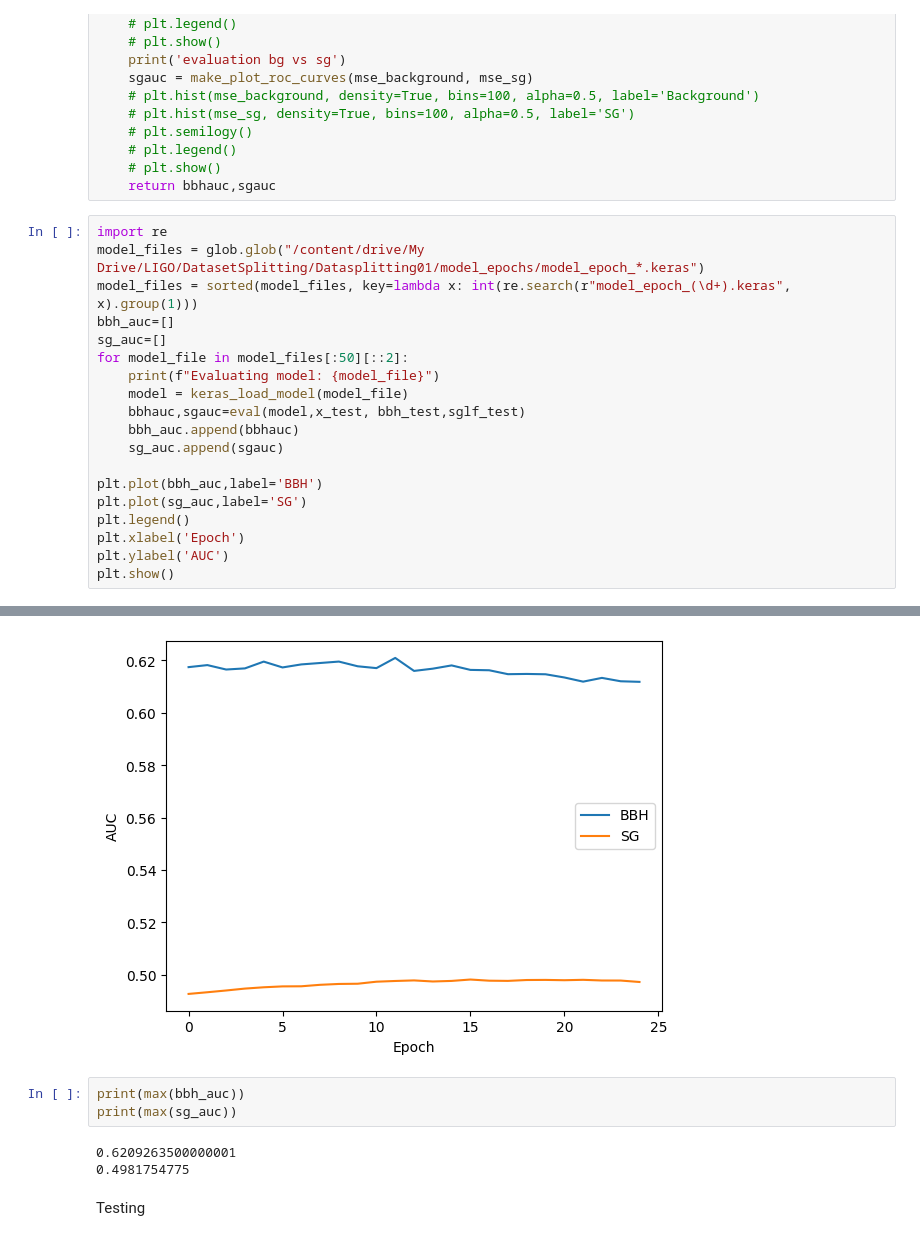
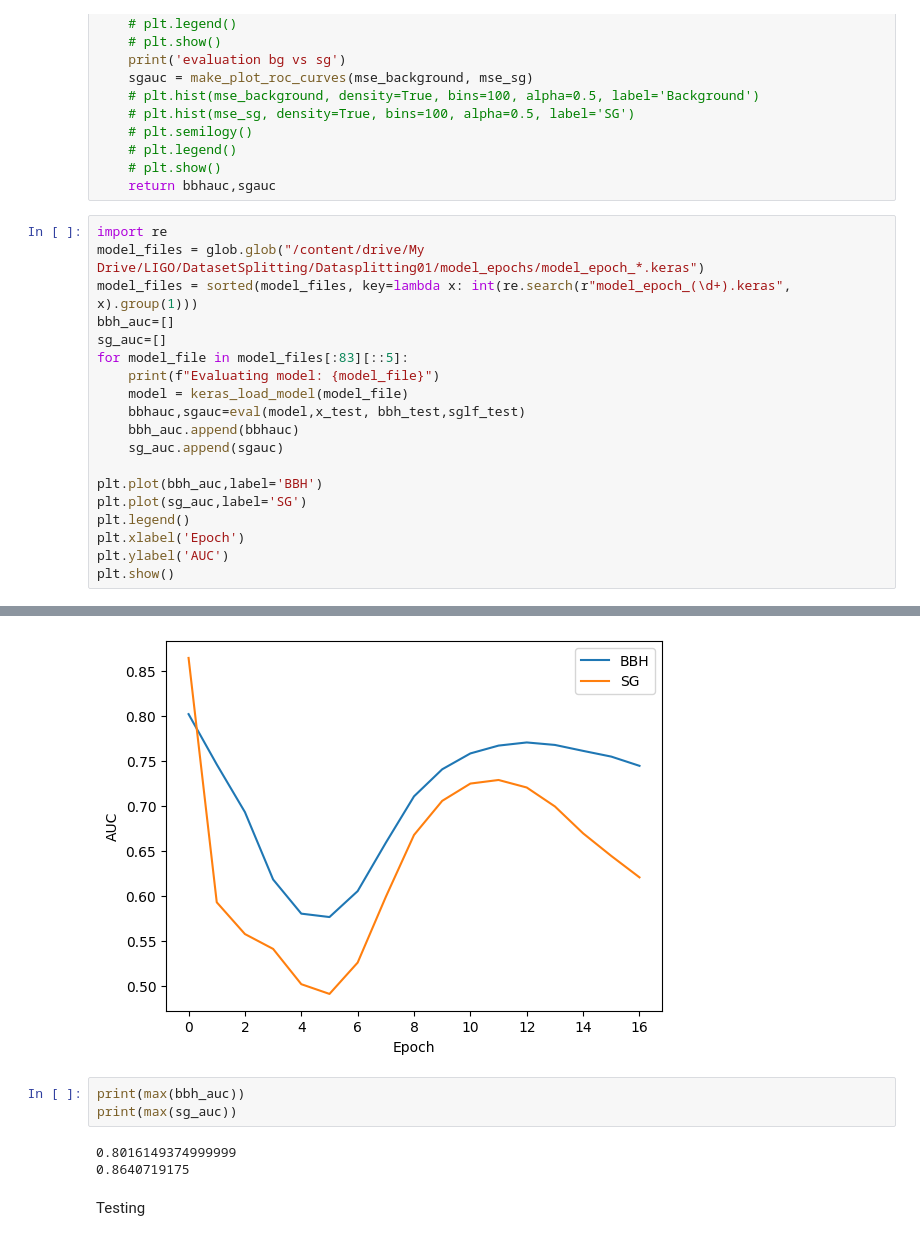
Before and after one commit to hanggao811/AnomalyDetectionLIGO, a Jupyter notebook: Transformer_simplest.ipynb, the cells around one changed output, grey strips where cells are left out. Saved outputs shown, nothing was run; the diff lists cells and outputs as text.

```diff
--- a/Transformer_simplest.ipynb
+++ b/Transformer_simplest.ipynb
@@ -360,7 +334,7 @@ model_files = glob.glob("/content/drive/My Drive/LIGO/DatasetSplitting/Datasplit
 model_files = sorted(model_files, key=lambda x: int(re.search(r"model_epoch_(\d+).keras", x).group(1)))
 bbh_auc=[]
 sg_auc=[]
-for model_file in model_files[:50][::2]:
+for model_file in model_files[:83][::5]:
     print(f"Evaluating model: {model_file}")
     model = keras_load_model(model_file)
     bbhauc,sgauc=eval(model,x_test, bbh_test,sglf_test)
@@ -390,14 +364,14 @@ evaluation bg vs sg
 625/625 ━━━━━━━━━━━━━━━━━━━━ 2s 2ms/step
 625/625 ━━━━━━━━━━━━━━━━━━━━ 2s 2ms/step
 evaluating bg vs bbh
 evaluation bg vs sg
-[figure, old version]
+[figure, new version]
 # %%
 print(max(bbh_auc))
 print(max(sg_auc))
 # %% [output]
-0.6209263500000001
-0.4981754775
+0.8016149374999999
+0.8640719175
 # %% [markdown]
 Testing
 # %%
```
Also changed, not shown: parts of 6 cells of this notebook.
